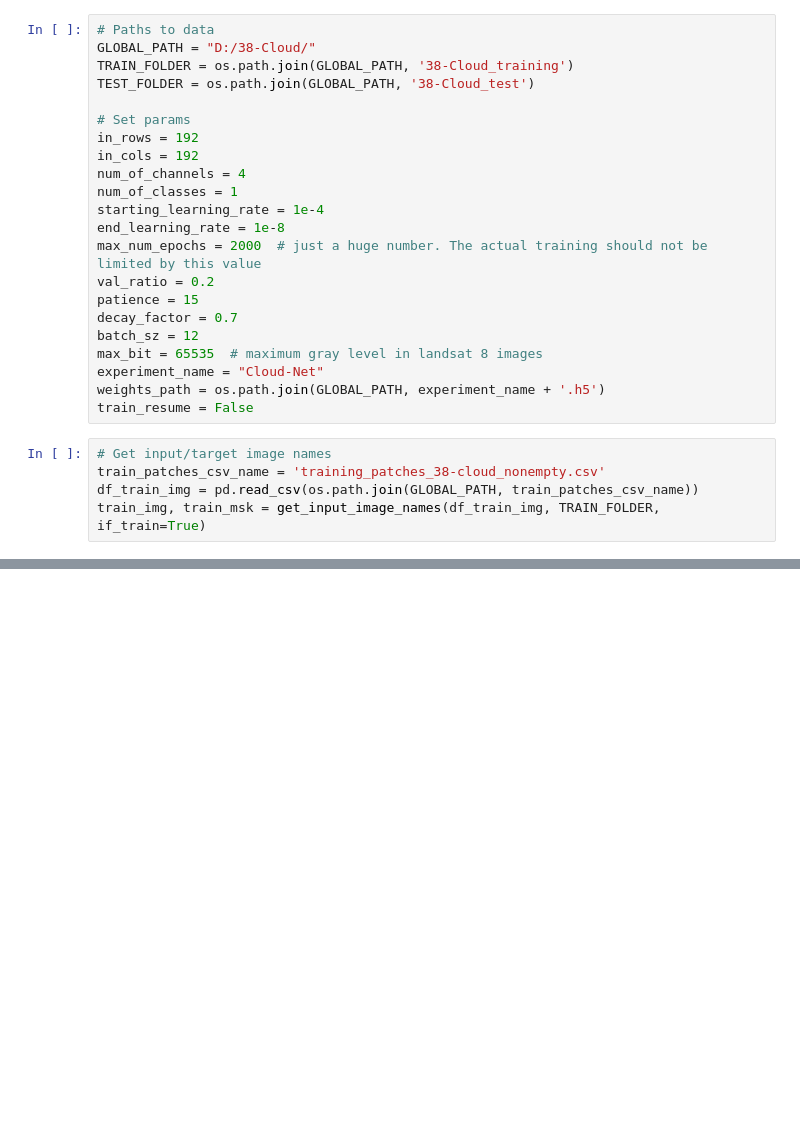
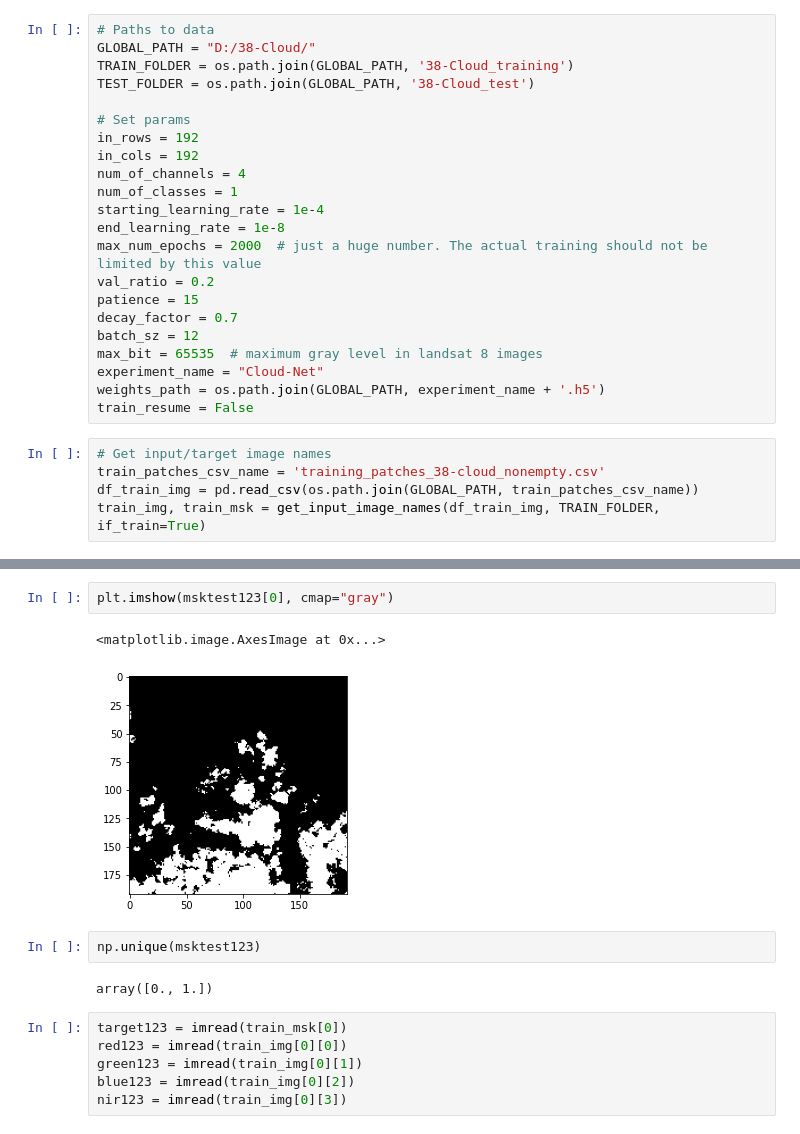
Before and after one commit to hajialigol/cs_6804_project, a Jupyter notebook: CloudNet_TrainTest.ipynb, the cells around one changed output, grey strips where cells are left out. Saved outputs shown, nothing was run; the diff lists cells and outputs as text; blank space fills up the shorter version.

```diff
--- a/CloudNet_TrainTest.ipynb
+++ b/CloudNet_TrainTest.ipynb
@@ -103,0 +135,15 @@ class CloudDataset(Dataset):
+# %%
+plt.imshow(msktest123[0], cmap="gray")
+# %% [output]
+<matplotlib.image.AxesImage at 0x...>
+[figure, added]
+# %%
+np.unique(msktest123)
+# %% [output]
+array([0., 1.])
+# %%
+target123 = imread(train_msk[0])
+red123 = imread(train_img[0][0])
+green123 = imread(train_img[0][1])
+blue123 = imread(train_img[0][2])
+nir123 = imread(train_img[0][3])
```
Also changed, not shown: parts of 9 cells of this notebook, 1 other file.
